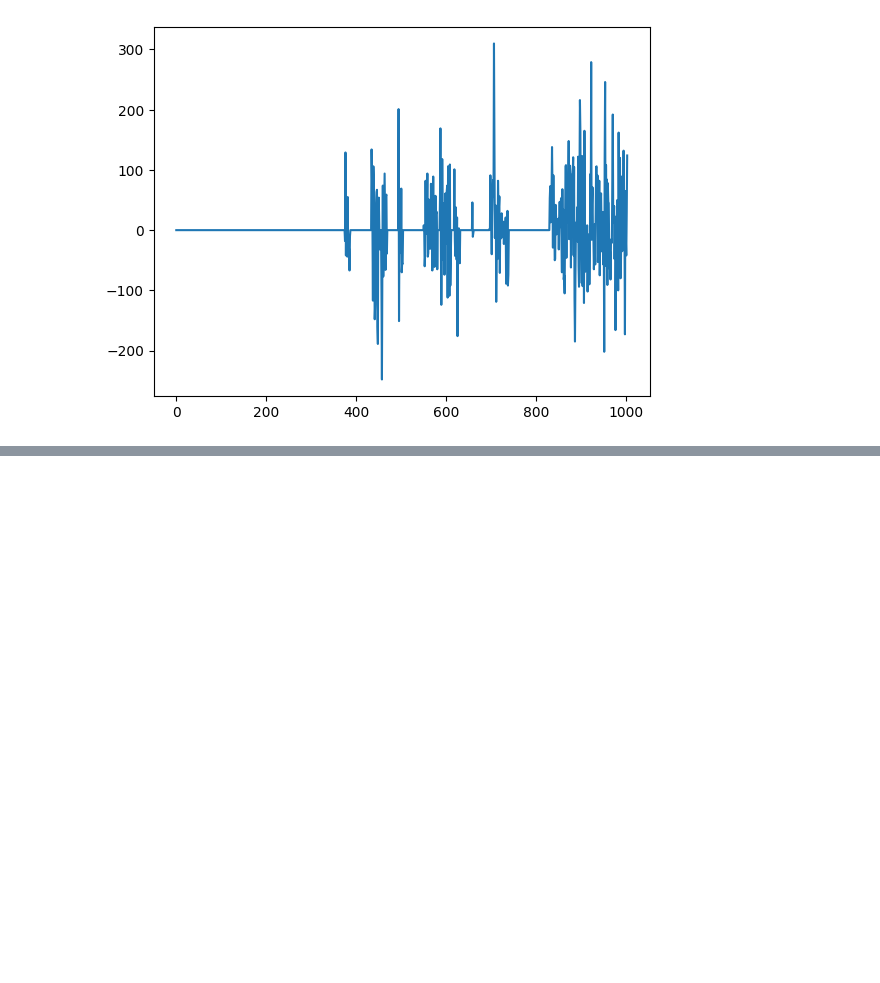
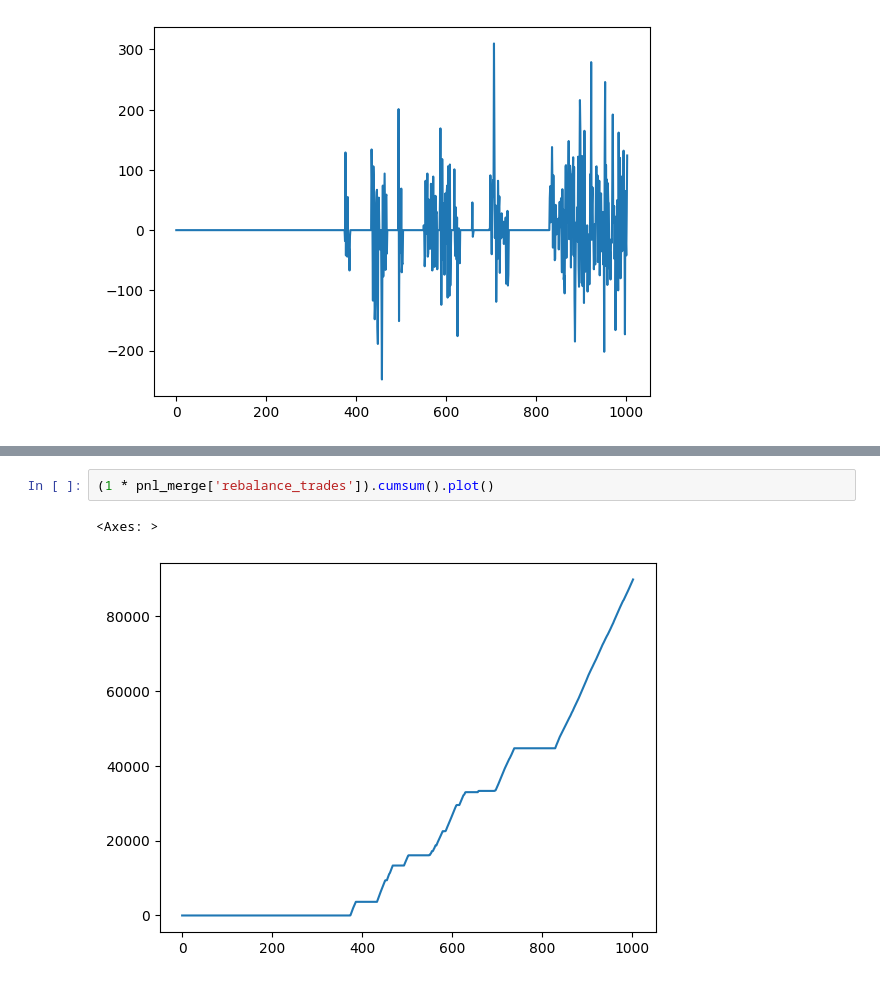
Before and after one commit to youngyicheng/credit_research, a Jupyter notebook: demo_w_option.ipynb, the cells around one changed output, grey strips where cells are left out. Saved outputs shown, nothing was run; the diff lists cells and outputs as text; blank space fills up the shorter version.

```diff
--- a/demo_w_option.ipynb
+++ b/demo_w_option.ipynb
@@ -285,0 +270,5 @@ pnl_merge
+# %%
+(1 * pnl_merge['rebalance_trades']).cumsum().plot()
+# %% [output]
+<Axes: >
+[figure, added]
```
Also changed, not shown: parts of 3 cells of this notebook.
